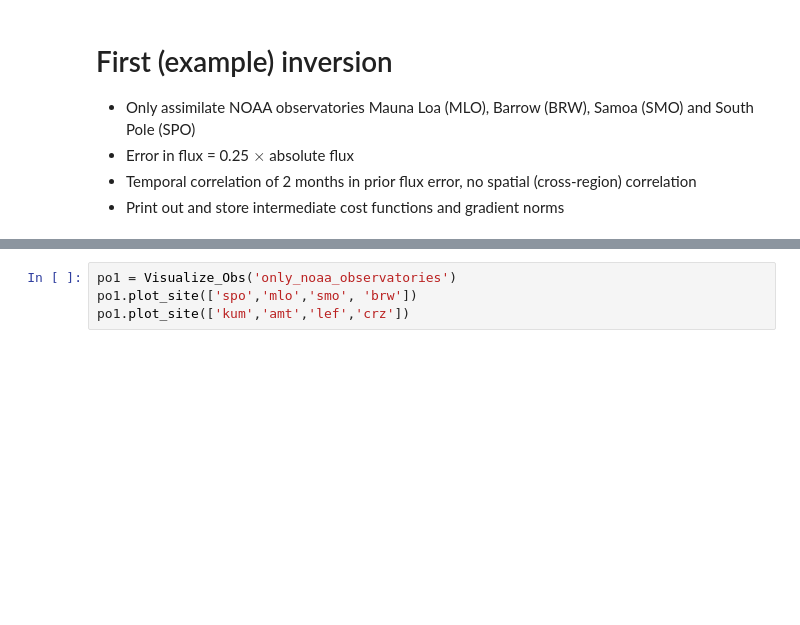
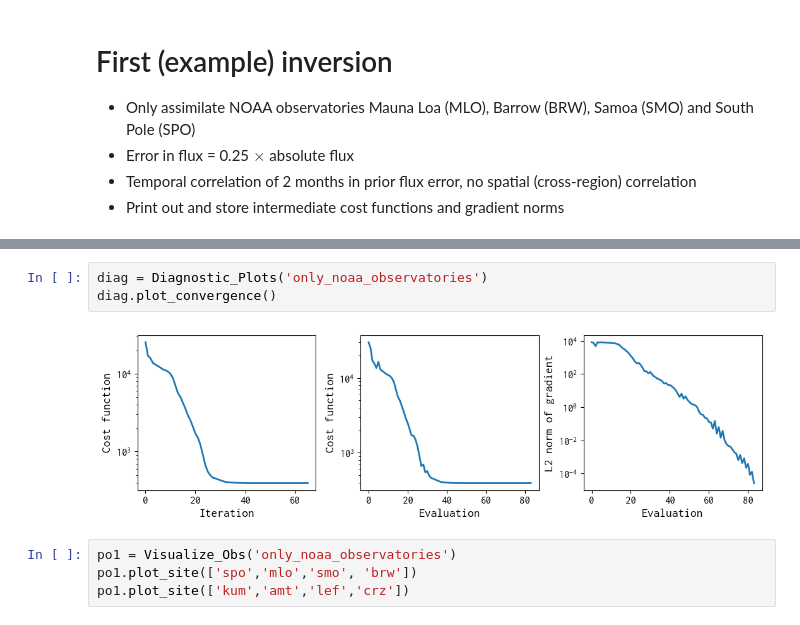
Before and after one commit to AgilentGCMS/ssim-ghg-2024, a Jupyter notebook: var4d/var4d_demo.ipynb, the cells around one changed output, grey strips where cells are left out. Saved outputs shown, nothing was run; the diff lists cells and outputs as text; blank space fills up the shorter version.

Commit message:
Plotting cost function and gradient norm

```diff
--- a/var4d/var4d_demo.ipynb
+++ b/var4d/var4d_demo.ipynb
@@ -45,3 +49,8 @@ Plot the intermediate cost functions and gradient norms as a function of iterati
+# %%
+diag = Diagnostic_Plots('only_noaa_observatories')
+diag.plot_convergence()
+# %% [output]
+[figure, added]
 # %%
 po1 = Visualize_Obs('only_noaa_observatories')
 po1.plot_site(['spo','mlo','smo', 'brw'])
```
Also changed, not shown: parts of 4 cells of this notebook, 1 other file.
